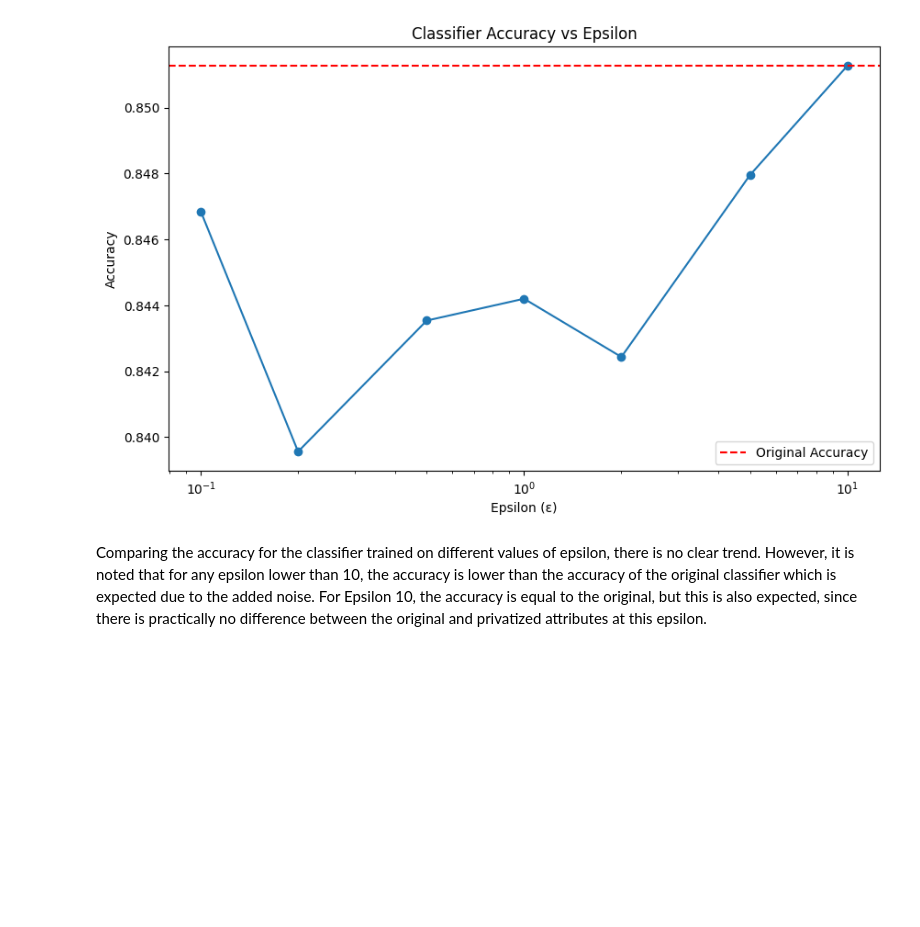
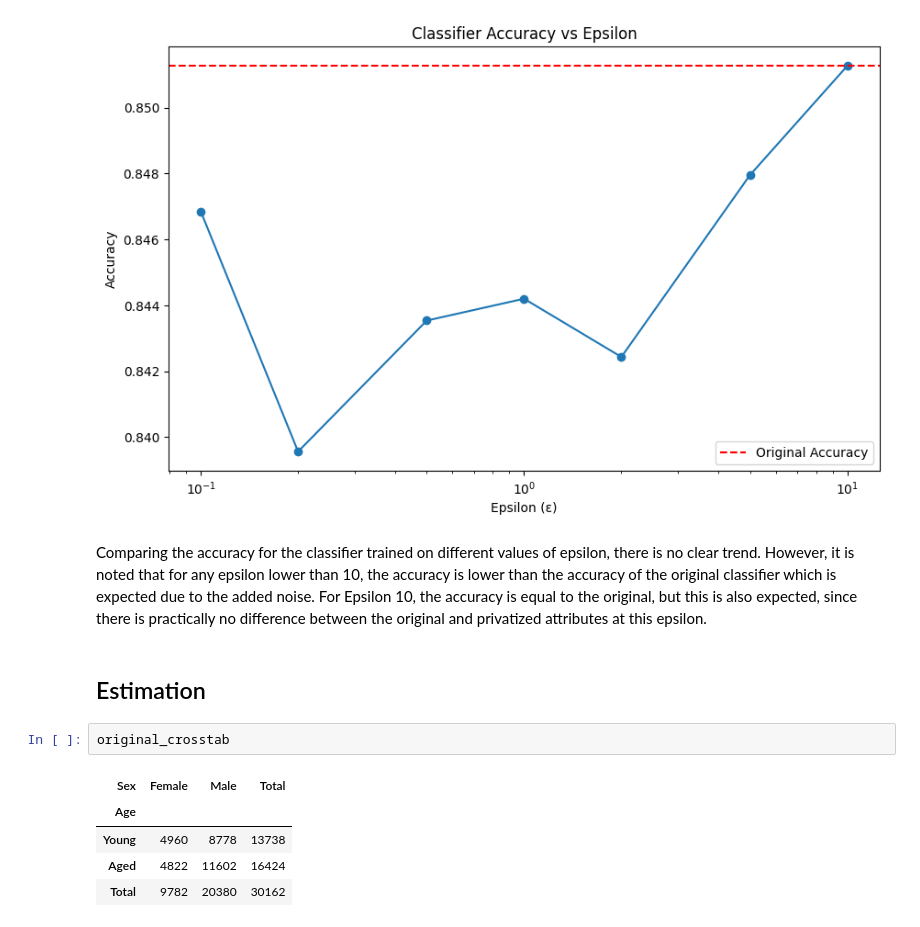
Before and after one commit to stef4k/responsible-data-science-project, a Jupyter notebook: wf-privacy-03.ipynb, the cells around one changed output. Drawn from its saved outputs; the diff is of its cells as text; blank space fills up the shorter version.

```diff
--- a/wf-privacy-03.ipynb
+++ b/wf-privacy-03.ipynb
@@ -448,3 +451,13 @@ plt.show()
 [figure]
 # %% [markdown]
 Comparing the accuracy for the classifier trained on different values of epsilon, there is no clear trend. However, it is noted that for any epsilon lower than 10, the accuracy is lower than the accuracy of the original classifier which is expected due to the added noise. For Epsilon 10, the accuracy is equal to the original, but this is also expected, since there is practically no difference between the original and privatized attributes at this epsilon.
+# %% [markdown]
+## Estimation
+# %%
+original_crosstab
+# %% [output]
+| Sex | Female | Male | Total |
+| Age |  |  |  |
+| Young | 4960 | 8778 | 13738 |
+| Aged | 4822 | 11602 | 16424 |
+| Total | 9782 | 20380 | 30162 |
```
Also changed, not shown: parts of 6 cells of this notebook, 1 other file.
